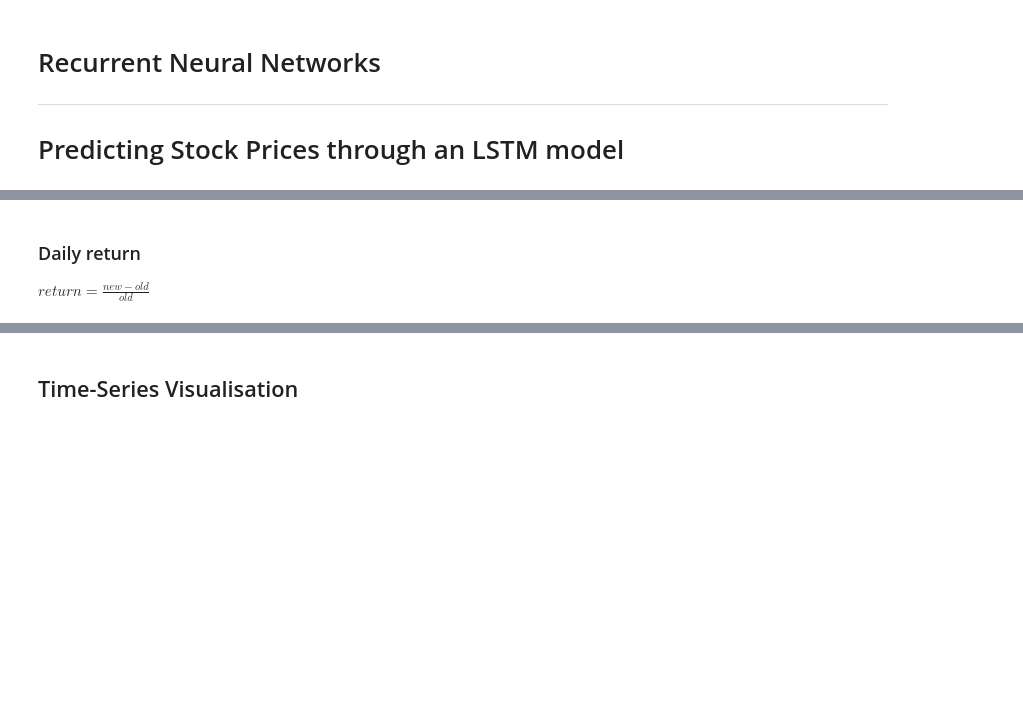
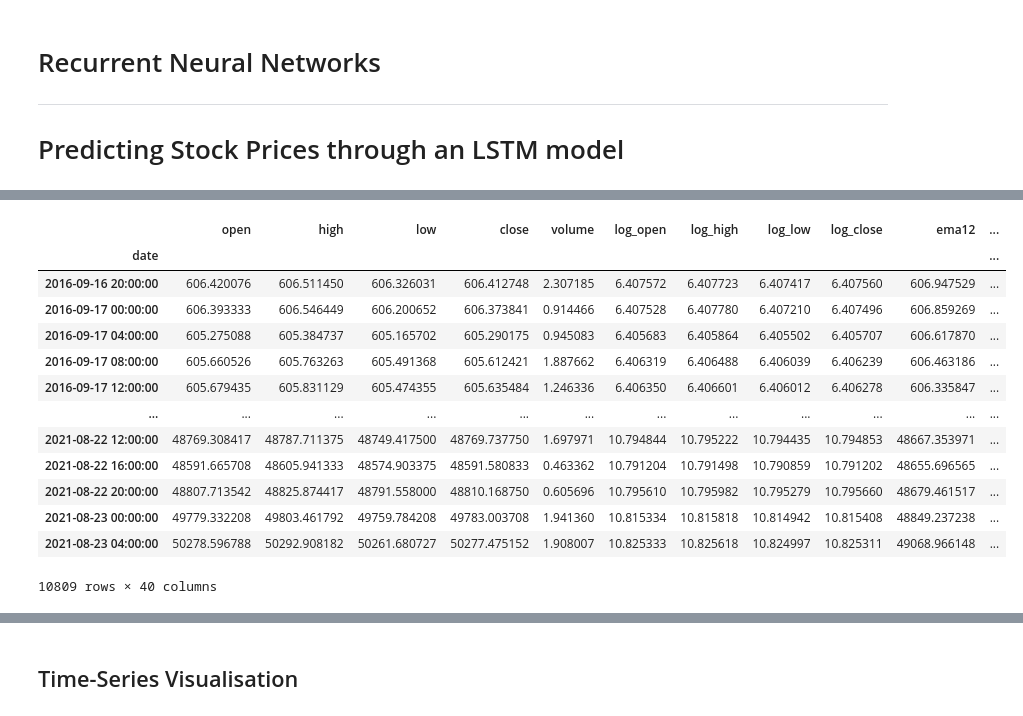
Before and after one commit to timjab92/cryptotrading-indicator, a Jupyter notebook: notebooks/BTC_pred(Ivan)_Frieda.ipynb, the cells around one changed output, grey strips where cells are left out. Cells and saved outputs as stored; diff of their text form; code cells hidden in the pictures; blank space fills up the shorter version.

```diff
--- a/notebooks/BTC_pred(Ivan)_Frieda.ipynb
+++ b/notebooks/BTC_pred(Ivan)_Frieda.ipynb
@@ -33,14 +23,10 @@ datetime.datetime(2012, 1, 1, 0, 0)
+# %%
+CLOSE = 'close'
+WINDOW_SIZE = 18
+#HORIZON = 6
+SELECTED_FEATURES = ['close']
 # %%
 url = 'https://raw.githubusercontent.com/timjab92/cryptotradingindicator/master/data/BTCUSD_4hours.csv'
 
 data = pd.read_csv(url)
 # Dataset is now stored in a Pandas Dataframe
-# %%
-coin_selection = "BTC"
-# coin_data = {"BTC":"BTCUSD_4hours.csv"}
-
-# data = pd.read_csv(data_path + coin_data[coin_selection])
-
-data = data.drop(columns="Unnamed: 0").set_index("date")
-data = data[10000:]
-data
@@ -154,4 +199,0 @@ data.head(3)
-# %% [markdown]
-### Daily return
-
-$ return = \frac{new - old}{old} $
@@ -163,2 +205,17 @@ data['stoch_rsi'] = (data['K'] + data['D']) / 2
 # %%
-data = data.dropna()
+data
+# %% [output]
+|  | open | high | low | close | volume | log_open | log_high | log_low | log_close | ema12 | ... |
+| date |  |  |  |  |  |  |  |  |  |  | ... |
+| 2016-09-16 20:00:00 | 606.420076 | 606.511450 | 606.326031 | 606.412748 | 2.307185 | 6.407572 | 6.407723 | 6.407417 | 6.407560 | 606.947529 | ... |
+| 2016-09-17 00:00:00 | 606.393333 | 606.546449 | 606.200652 | 606.373841 | 0.914466 | 6.407528 | 6.407780 | 6.407210 | 6.407496 | 606.859269 | ... |
+| 2016-09-17 04:00:00 | 605.275088 | 605.384737 | 605.165702 | 605.290175 | 0.945083 | 6.405683 | 6.405864 | 6.405502 | 6.405707 | 606.617870 | ... |
+| 2016-09-17 08:00:00 | 605.660526 | 605.763263 | 605.491368 | 605.612421 | 1.887662 | 6.406319 | 6.406488 | 6.406039 | 6.406239 | 606.463186 | ... |
+| 2016-09-17 12:00:00 | 605.679435 | 605.831129 | 605.474355 | 605.635484 | 1.246336 | 6.406350 | 6.406601 | 6.406012 | 6.406278 | 606.335847 | ... |
+| ... | ... | ... | ... | ... | ... | ... | ... | ... | ... | ... | ... |
+| 2021-08-22 12:00:00 | 48769.308417 | 48787.711375 | 48749.417500 | 48769.737750 | 1.697971 | 10.794844 | 10.795222 | 10.794435 | 10.794853 | 48667.353971 | ... |
+| 2021-08-22 16:00:00 | 48591.665708 | 48605.941333 | 48574.903375 | 48591.580833 | 0.463362 | 10.791204 | 10.791498 | 10.790859 | 10.791202 | 48655.696565 | ... |
+| 2021-08-22 20:00:00 | 48807.713542 | 48825.874417 | 48791.558000 | 48810.168750 | 0.605696 | 10.795610 | 10.795982 | 10.795279 | 10.795660 | 48679.461517 | ... |
+| 2021-08-23 00:00:00 | 49779.332208 | 49803.461792 | 49759.784208 | 49783.003708 | 1.941360 | 10.815334 | 10.815818 | 10.814942 | 10.815408 | 48849.237238 | ... |
+| 2021-08-23 04:00:00 | 50278.596788 | 50292.908182 | 50261.680727 | 50277.475152 | 1.908007 | 10.825333 | 10.825618 | 10.824997 | 10.825311 | 49068.966148 | ... |
+10809 rows × 40 columns
```
Also changed, not shown: parts of 73 cells of this notebook, 1 other file.
